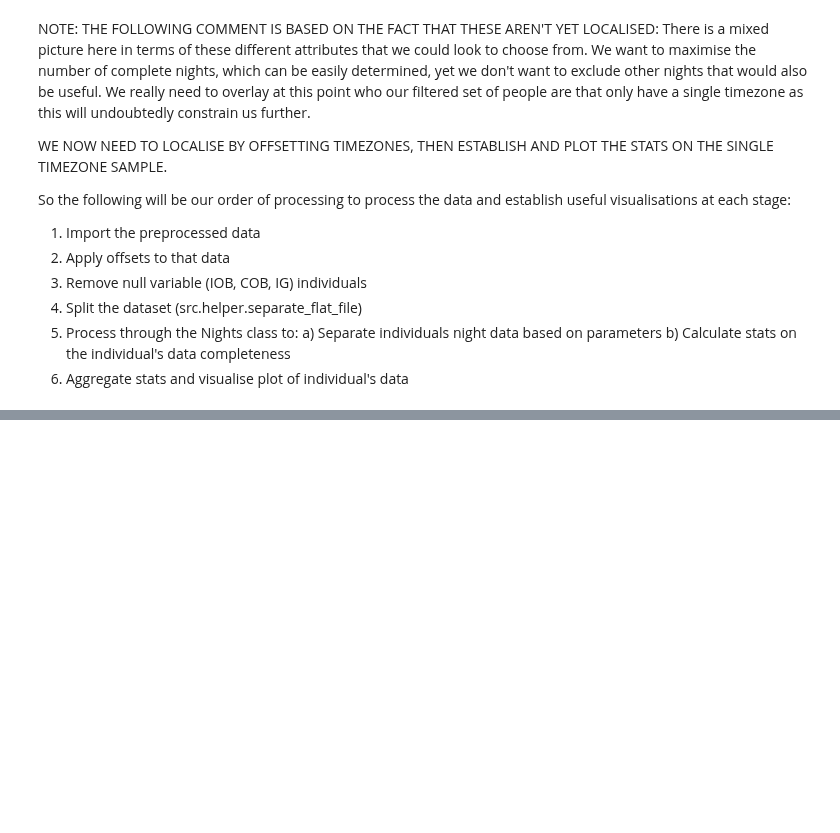
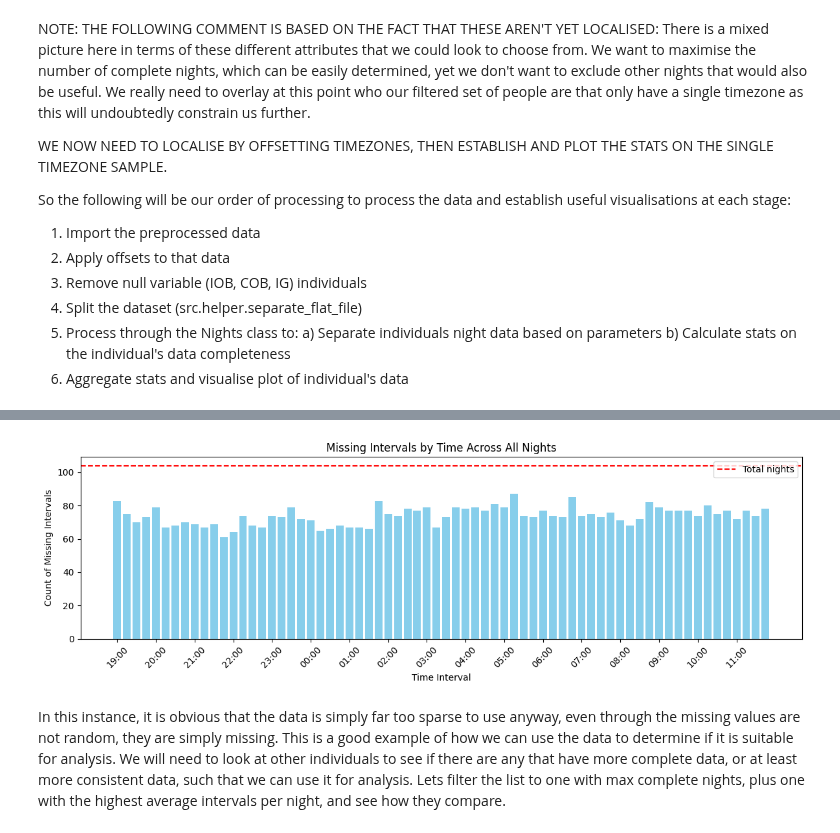
Before and after one commit to rdbrist/masters_project, a Jupyter notebook: notebooks/2.01-rd-candidate-selection-analysis.ipynb, the cells around one changed output, grey strips where cells are left out. Drawn from its saved outputs; the diff is of its cells as text; code cells hidden in the pictures; blank space fills up the shorter version.

```diff
--- a/notebooks/2.01-rd-candidate-selection-analysis.ipynb
+++ b/notebooks/2.01-rd-candidate-selection-analysis.ipynb
@@ -11,12 +11,16 @@ The candidate selection process follows the logic below, find people that meet t
 %autoreload 2
 
 import pandas as pd
+import matplotlib.pyplot as plt
 from datetime import timedelta, time, datetime
+import numpy as np
 
 from src.config import INTERIM_DATA_DIR
 from src.configurations import Configuration, FifteenMinute
 from src.helper import check_df_index, separate_flat_file
-from src.candidate_selection import apply_and_filter_by_offsets, remove_null_variable_individuals
+from src.candidate_selection import remove_null_variable_individuals, provide_data_statistics, plot_nights_vs_avg_intervals, Nights
+from src.data_processing.read_preprocessed_df import apply_and_filter_by_offsets, ReadPreprocessedDataFrame
+from src.resample import resample_to_30_minute_intervals
 
 fifteen_minute = FifteenMinute()
 resampled_parquet_file = INTERIM_DATA_DIR / fifteen_minute.file_name('parquet')  # Pipeline output file
@@ -25,9 +29,9 @@ config = Configuration()
 # The following dtype and index setting should be fixed in the next execution of the pipeline - 2025/06/09
 dtypes = {'id': int, 'iob count': int, 'cob count': int, 'bg count': int}
 df_origin = pd.read_parquet(resampled_parquet_file).drop(columns='system').astype(dtypes)
-df = df_origin.set_index(['id','datetime'])
-df = check_df_index(df)
-df.info()
+df_origin = df_origin.set_index(['id','datetime'])
+df_origin = check_df_index(df_origin)
+df_origin.info()
 # %% [output]
 The autoreload extension is already loaded. To reload it, use:
   %reload_ext autoreload
@@ -461,0 +184,7 @@ df_overall_stats['single_tz'] = df_overall_stats.index.isin(df_offsets.index)
+# %%
+nights = Nights(**args)
+nights.plot_missing_intervals_histogram()
+# %% [output]
+[figure, added]
+# %% [markdown]
+In this instance, it is obvious that the data is simply far too sparse to use anyway, even through the missing values are not random, they are simply missing. This is a good example of how we can use the data to determine if it is suitable for analysis. We will need to look at other individuals to see if there are any that have more complete data, or at least more consistent data, such that we can use it for analysis. Lets filter the list to one with max complete nights, plus one with the highest average intervals per night, and see how they compare.
```
Also changed, not shown: parts of 22 cells of this notebook, 10 other files.
